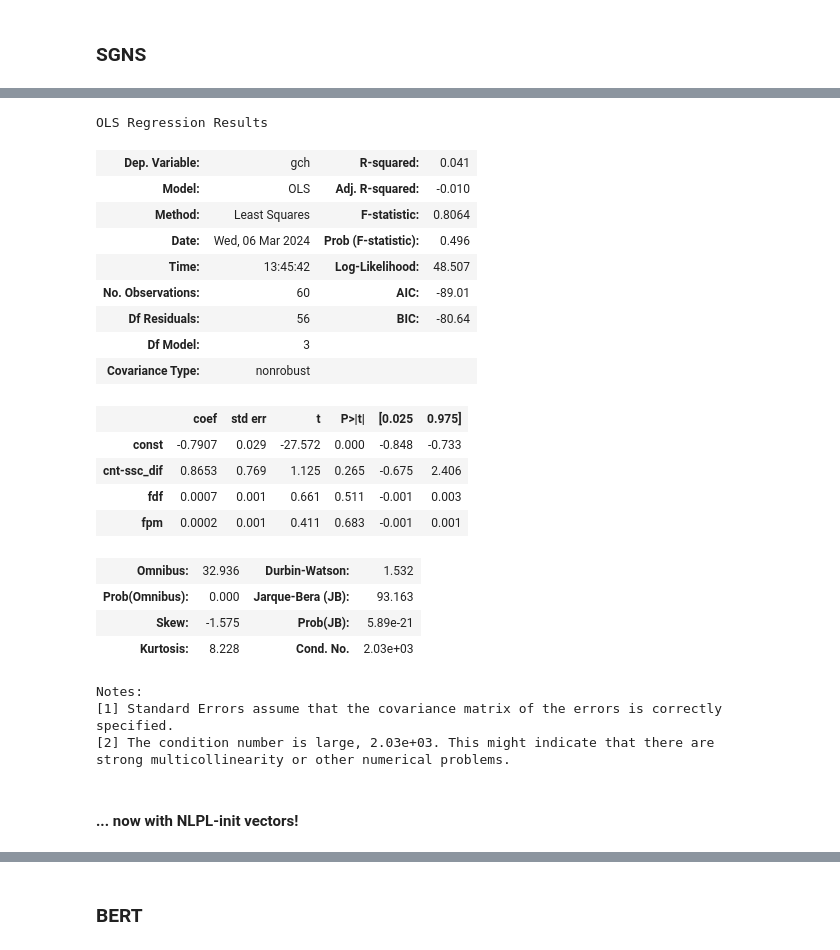
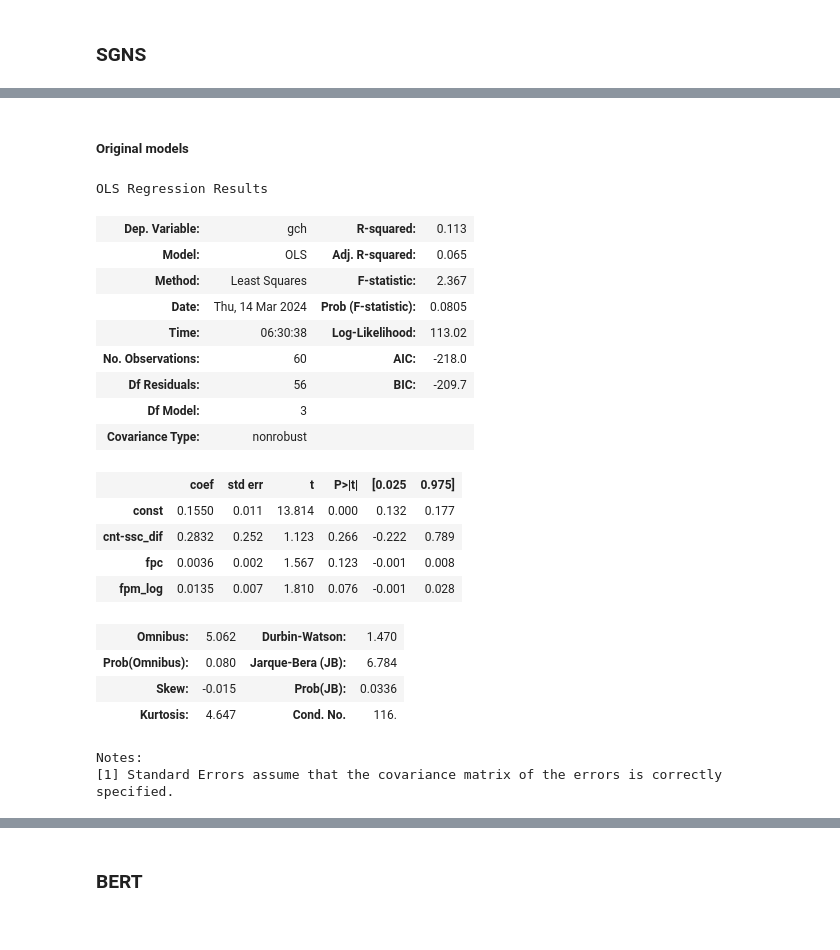
Before and after one commit to mboholm/dw_change, a Jupyter notebook: analysis/replacements/analysis.ipynb, the cells around one changed output, grey strips where cells are left out. Drawn from its saved outputs; the diff is of its cells as text; code cells hidden in the pictures.

```diff
--- a/analysis/replacements/analysis.ipynb
+++ b/analysis/replacements/analysis.ipynb
@@ -572,3 +627,19 @@ def sigmoid(x):
     return s
 # %% [markdown]
 ### SGNS
+# %%
+iod_var = "cnt-ssc_dif"
+indep = [
+    iod_var,
+    "fpc",
+    #"fpm_rnk",
+    "fpm_log",
+#     "fpm"
+]
+dep="gch"
+# %%
+DWE      = ['V1_berika', 'N1_globalist', 'N1_återvandring', 'N1_förortsgäng']
+ABSTRAT  = {"A-Strategy":"ms1", "B-Strategy":"min0.2"}
+YEARS    = years
+METHODS  = ["I-cnt", "O-cnt", "cnt-ssc", "cnt-smx"]
+BASELINE = "first"
@@ -575,64 +843,48 @@ def sigmoid(x):
+# %% [markdown]
+##### Original models
 # %%
 data = data2data(
     iod_data = sgns_iod,
     lsc_data = sgns_lsc,
-#    dwes     = sgns_lsc.index,
-    dwes     = ['V1_berika', 'N1_globalist', 'N1_återvandring', 'N1_förortsgäng'],
-    AB_strat = {"A-Strategy":"ms1", "B-Strategy":"min0.2"},
-    years    = years,
-    methods  = ["I-cnt", "O-cnt", "cnt-ssc", "cnt-smx"],
-    baseline = "first"
+    dwes     = DWE,
+    AB_strat = ABSTRAT,
+    years    = YEARS,
+    methods  = METHODS,
+    baseline = BASELINE
 )
-
-iod_var = "cnt-ssc_dif"
-indep = [
-    iod_var,
-    "fdf",
-    #"fpm_rnk",
-    #"fpm_log",
-    "fpm"
-]
-dep="gch"
 
 data = data[indep+[dep]]
 data = data.dropna()
 data[iod_var] = abs(data[iod_var])
 
 trim=False
 if trim:
     Q=0.75
     for v in indep+[dep]:
         q75 = data[v].quantile(q=Q)
         data[v] = data[v].apply(lambda x: x if x<q75 else q75)
 
-#data["fpm_rnk"] = rankdata(data["fpm"], nan_policy="omit")
-
-res_sgns = OLS(data, "gch", indep, transform_dep=True)#, dep_transformer="box-cox" )
-res_sgns.summary()
-# res
+res_sgns_orig = OLS(data, "gch", indep, transform_dep=False)#, dep_transformer="box-cox" )
+res_sgns_orig.summary()
 # %% [output]
 OLS Regression Results
-| Dep. Variable: | gch | R-squared: | 0.041 |
-| Model: | OLS | Adj. R-squared: | -0.010 |
-| Method: | Least Squares | F-statistic: | 0.8064 |
-| Date: | Wed, 06 Mar 2024 | Prob (F-statistic): | 0.496 |
-| Time: | 13:45:42 | Log-Likelihood: | 48.507 |
-| No. Observations: | 60 | AIC: | -89.01 |
-| Df Residuals: | 56 | BIC: | -80.64 |
+| Dep. Variable: | gch | R-squared: | 0.113 |
+| Model: | OLS | Adj. R-squared: | 0.065 |
+| Method: | Least Squares | F-statistic: | 2.367 |
+| Date: | Thu, 14 Mar 2024 | Prob (F-statistic): | 0.0805 |
+| Time: | 06:30:38 | Log-Likelihood: | 113.02 |
+| No. Observations: | 60 | AIC: | -218.0 |
+| Df Residuals: | 56 | BIC: | -209.7 |
 | Df Model: | 3 |  |  |
 | Covariance Type: | nonrobust |  |  |
 |  | coef | std err | t | P>|t| | [0.025 | 0.975] |
-| const | -0.7907 | 0.029 | -27.572 | 0.000 | -0.848 | -0.733 |
-| cnt-ssc_dif | 0.8653 | 0.769 | 1.125 | 0.265 | -0.675 | 2.406 |
-| fdf | 0.0007 | 0.001 | 0.661 | 0.511 | -0.001 | 0.003 |
-| fpm | 0.0002 | 0.001 | 0.411 | 0.683 | -0.001 | 0.001 |
+| const | 0.1550 | 0.011 | 13.814 | 0.000 | 0.132 | 0.177 |
+| cnt-ssc_dif | 0.2832 | 0.252 | 1.123 | 0.266 | -0.222 | 0.789 |
+| fpc | 0.0036 | 0.002 | 1.567 | 0.123 | -0.001 | 0.008 |
+| fpm_log | 0.0135 | 0.007 | 1.810 | 0.076 | -0.001 | 0.028 |
-| Omnibus: | 32.936 | Durbin-Watson: | 1.532 |
-| Prob(Omnibus): | 0.000 | Jarque-Bera (JB): | 93.163 |
-| Skew: | -1.575 | Prob(JB): | 5.89e-21 |
-| Kurtosis: | 8.228 | Cond. No. | 2.03e+03 |
+| Omnibus: | 5.062 | Durbin-Watson: | 1.470 |
+| Prob(Omnibus): | 0.080 | Jarque-Bera (JB): | 6.784 |
+| Skew: | -0.015 | Prob(JB): | 0.0336 |
+| Kurtosis: | 4.647 | Cond. No. | 116. |
 Notes:
 [1] Standard Errors assume that the covariance matrix of the errors is correctly specified.
-[2] The condition number is large, 2.03e+03. This might indicate that there are
-strong multicollinearity or other numerical problems.
-# %% [markdown]
-#### ... now with NLPL-init vectors!
```
Also changed, not shown: parts of 41 cells of this notebook, 7 other files.
